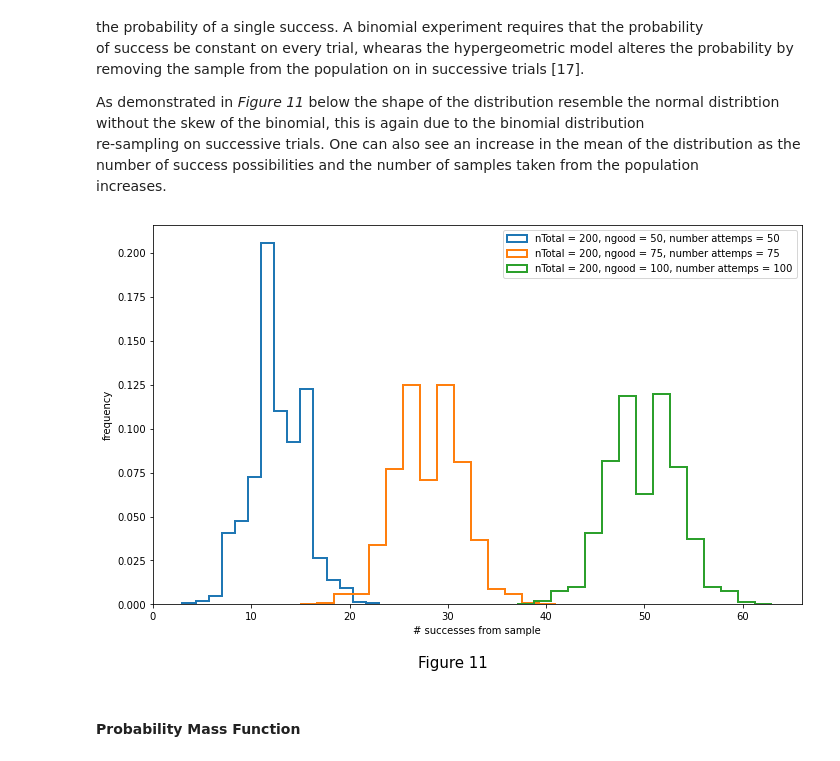
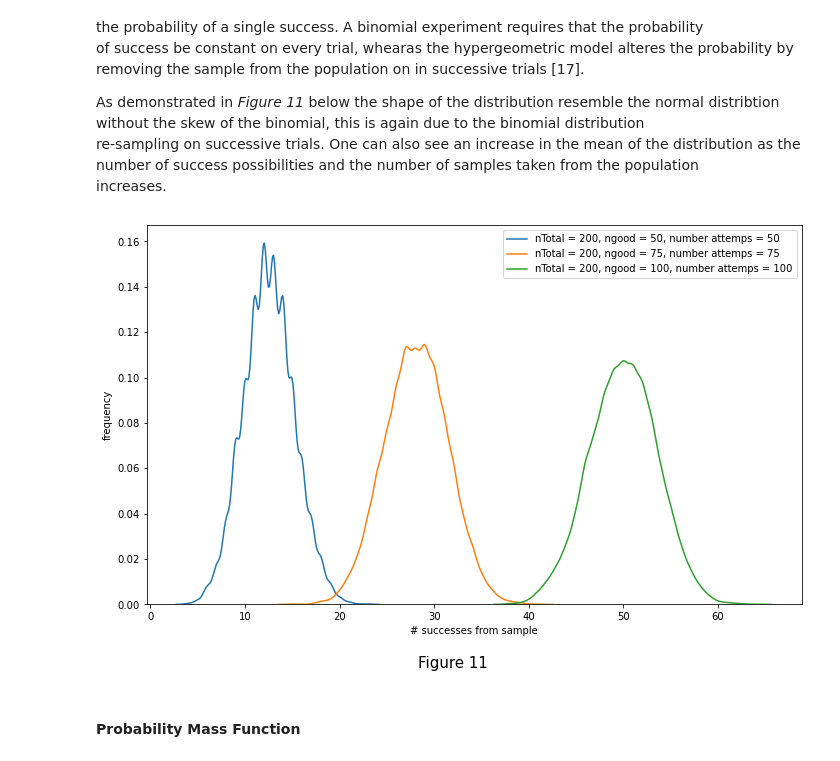
Before and after one commit to CiaranMoran27/playing_with_jupyter, a Jupyter notebook: numpy-random.ipynb, the cells around one changed output. Saved outputs shown, nothing was run; the diff lists cells and outputs as text; code cells hidden in the pictures.

```diff
--- a/numpy-random.ipynb
+++ b/numpy-random.ipynb
@@ -678,24 +695,25 @@ As demonstrated in *Figure 11* below the shape of the distribution resemble the
 re-sampling on successive trials. One can also see an increase in the mean of the distribution as the number of success possibilities and the number of samples taken from the population<br>
 increases.
 # %%
-def plot_hypergeometric_array(ngood, nbad, nsample, legend_label):
-    array = rng.hypergeometric(ngood, nbad, nsample, 10000)
-    ax.hist(array, bins = 15, histtype = 'step', linewidth = 2.0, density = True, label = legend_label)
+import seaborn as sns
+testArray = rng.hypergeometric((50, 75, 100), (150, 125, 100), (50, 75, 100), (10000, 3))
+df = pd.DataFrame(testArray, columns = ['low', 'medium', 'high'])
 
-Fig, ax = plt.subplots(figsize = (10, 6))
+fig, ax = plt.subplots(figsize = (10, 6))
 plt.figtext(0.5, -0.05, 'Figure 11', wrap = True, horizontalalignment = 'center', fontsize = 15)
+sns.kdeplot(data = df, x = 'low', ax=ax, label = 'nTotal = 200, ngood = 50, number attemps = 50')
+sns.kdeplot(data = df, x = 'medium',ax=ax, label = 'nTotal = 200, ngood = 75, number attemps = 75')
+sns.kdeplot(data = df, x = 'high', ax=ax, label = 'nTotal = 200, ngood = 100, number attemps = 100')
 
-plot_hypergeometric_array(ngood = 50, nbad = 150, nsample = 50, legend_label = 'nTotal = 200, ngood = 50, number attemps = 50')
-plot_hypergeometric_array(ngood = 75, nbad = 125, nsample = 75, legend_label = 'nTotal = 200, ngood = 75, number attemps = 75')
-plot_hypergeometric_array(ngood = 100, nbad = 100, nsample = 100, legend_label = 'nTotal = 200, ngood = 100, number attemps = 100')
-
-ax.title.set_text('')
 ax.set_xlabel('# successes from sample')
 ax.set_ylabel('frequency')
-plt.legend()
+
+for plot_index, ax in enumerate(fig.axes):
+    ax.legend()
+
 plt.tight_layout()
 # %% [output]
-[figure, old version]
+[figure, new version]
 # %% [markdown]
 #### Probability Mass Function
 # %% [markdown]
```
Also changed, not shown: parts of 25 cells of this notebook, 1 other file.
